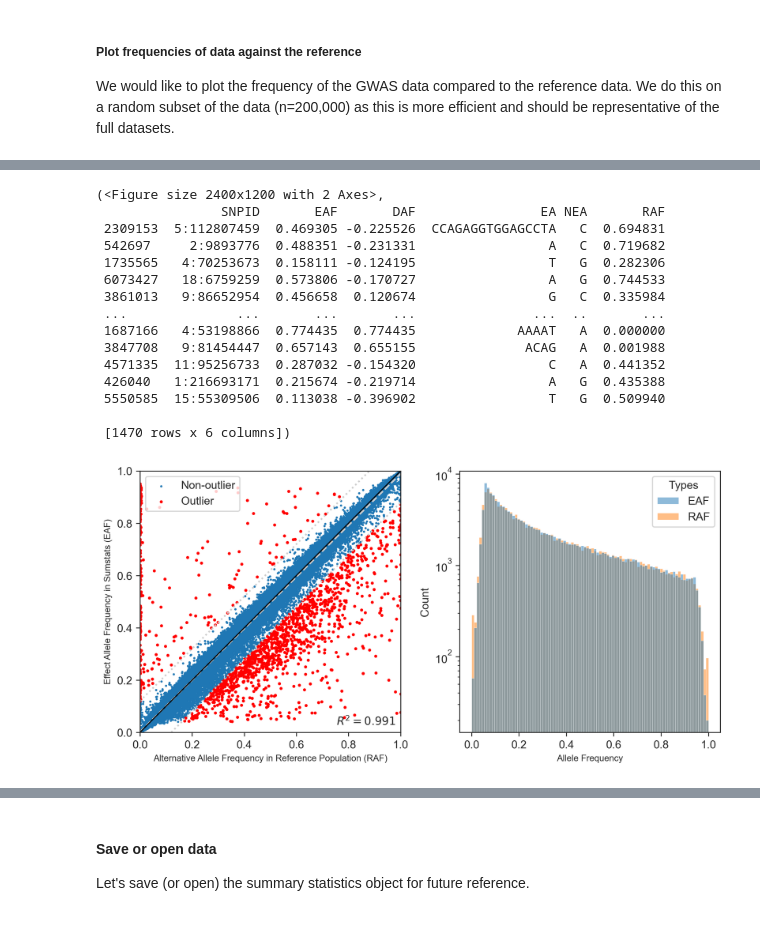
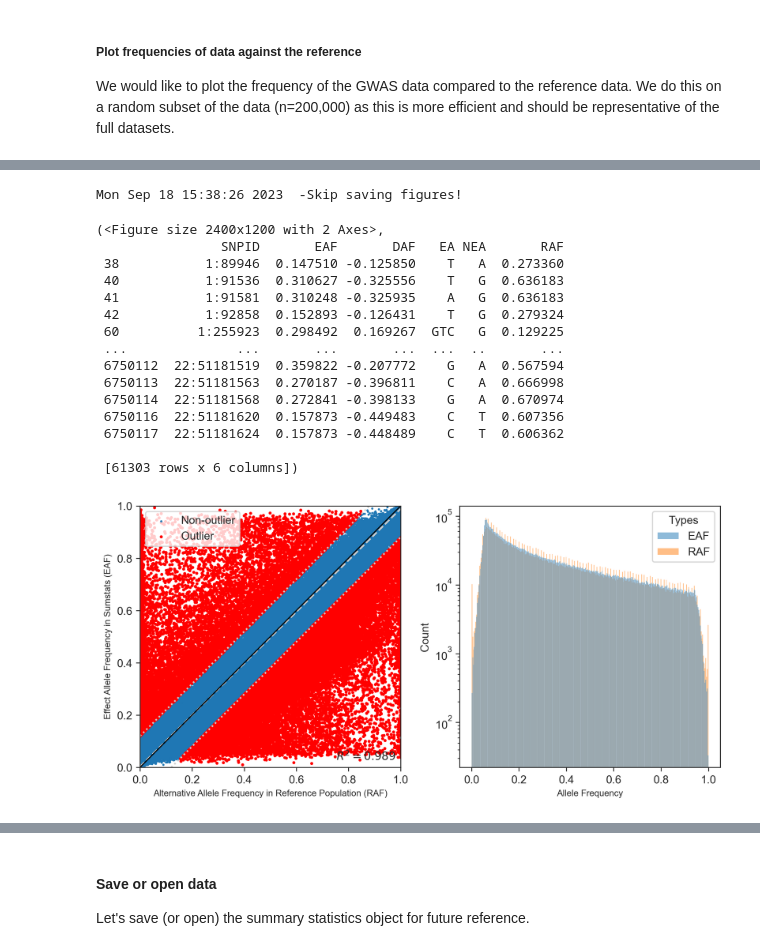
Before and after one commit to CirculatoryHealth/AAO_IschemicStroke, a Jupyter notebook: 5. Parsing_GWASSumStats_forFAIR.ipynb, the cells around one changed output, grey strips where cells are left out. Saved outputs shown, nothing was run; the diff lists cells and outputs as text; code cells hidden in the pictures.

```diff
--- a/5. Parsing_GWASSumStats_forFAIR.ipynb
+++ b/5. Parsing_GWASSumStats_forFAIR.ipynb
@@ -1938,3 +2003,4 @@ Fri Sep 15 21:15:46 2023 Finished allele frequency checking!
 # %%
-gwas_women_sumstats_sample.plot_daf(threshold=0.12)
+# gwas_women_sumstats_sample.plot_daf(threshold=0.12)
+gwas_women_sumstats.plot_daf(threshold=0.12)
 # %% [output]
@@ -1951,17 +2016,18 @@ Fri Sep 15 21:15:48 2023  -Skip saving figures!
-(<Figure size 2400x1200 with 2 Axes>,
-                SNPID       EAF       DAF                EA NEA       RAF
- 2309153  5:112807459  0.469305 -0.225526  CCAGAGGTGGAGCCTA   C  0.694831
- 542697     2:9893776  0.488351 -0.231331                 A   C  0.719682
- 1735565   4:70253673  0.158111 -0.124195                 T   G  0.282306
- 6073427   18:6759259  0.573806 -0.170727                 A   G  0.744533
- 3861013   9:86652954  0.456658  0.120674                 G   C  0.335984
- ...              ...       ...       ...               ...  ..       ...
- 1687166   4:53198866  0.774435  0.774435             AAAAT   A  0.000000
- 3847708   9:81454447  0.657143  0.655155              ACAG   A  0.001988
- 4571335  11:95256733  0.287032 -0.154320                 C   A  0.441352
- 426040   1:216693171  0.215674 -0.219714                 A   G  0.435388
- 5550585  15:55309506  0.113038 -0.396902                 T   G  0.509940
-
- [1470 rows x 6 columns])
+Mon Sep 18 15:38:26 2023  -Skip saving figures!
+(<Figure size 2400x1200 with 2 Axes>,
+                SNPID       EAF       DAF   EA NEA       RAF
+ 38           1:89946  0.147510 -0.125850    T   A  0.273360
+ 40           1:91536  0.310627 -0.325556    T   G  0.636183
+ 41           1:91581  0.310248 -0.325935    A   G  0.636183
+ 42           1:92858  0.152893 -0.126431    T   G  0.279324
+ 60          1:255923  0.298492  0.169267  GTC   G  0.129225
+ ...              ...       ...       ...  ...  ..       ...
+ 6750112  22:51181519  0.359822 -0.207772    G   A  0.567594
+ 6750113  22:51181563  0.270187 -0.396811    C   A  0.666998
+ 6750114  22:51181568  0.272841 -0.398133    G   A  0.670974
+ 6750116  22:51181620  0.157873 -0.449483    C   T  0.607356
+ 6750117  22:51181624  0.157873 -0.448489    C   T  0.606362
+
+ [61303 rows x 6 columns])
-[figure, old version]
+[figure, new version]
 # %%
```
Also changed, not shown: parts of 95 cells of this notebook, 16 other files.
